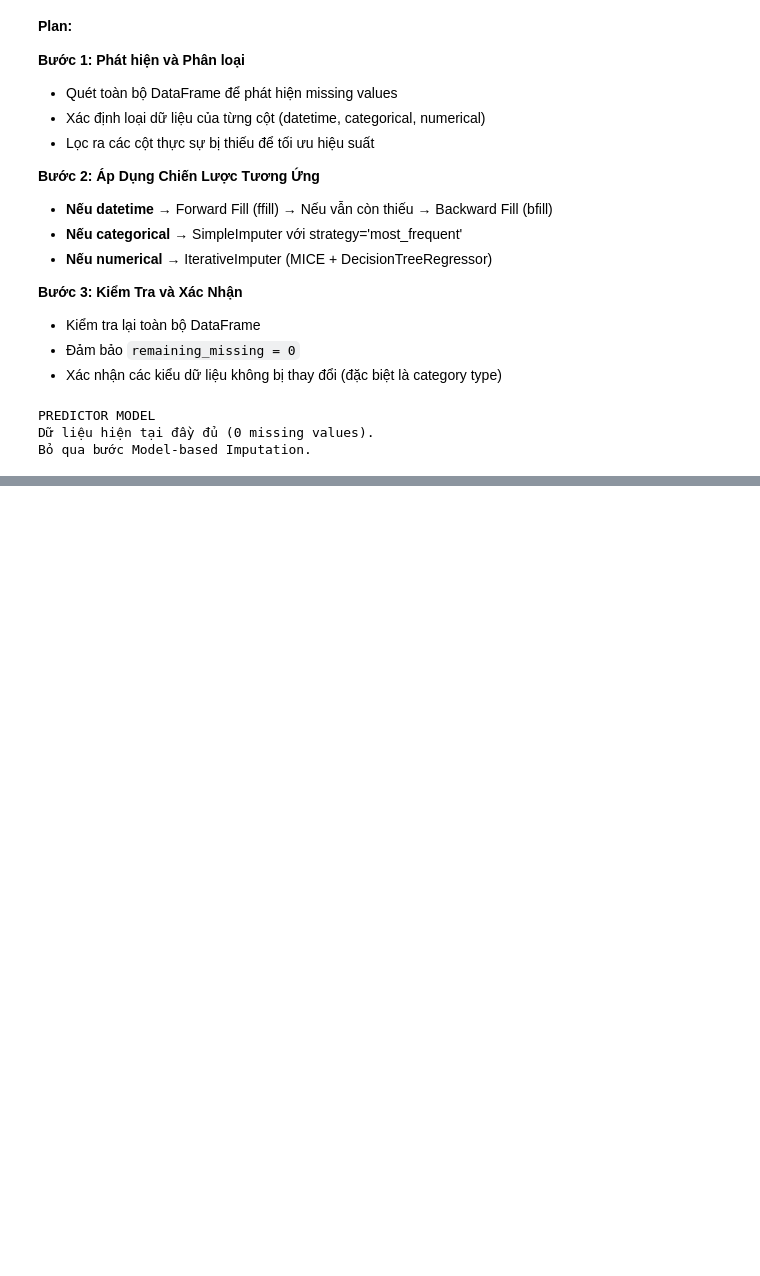
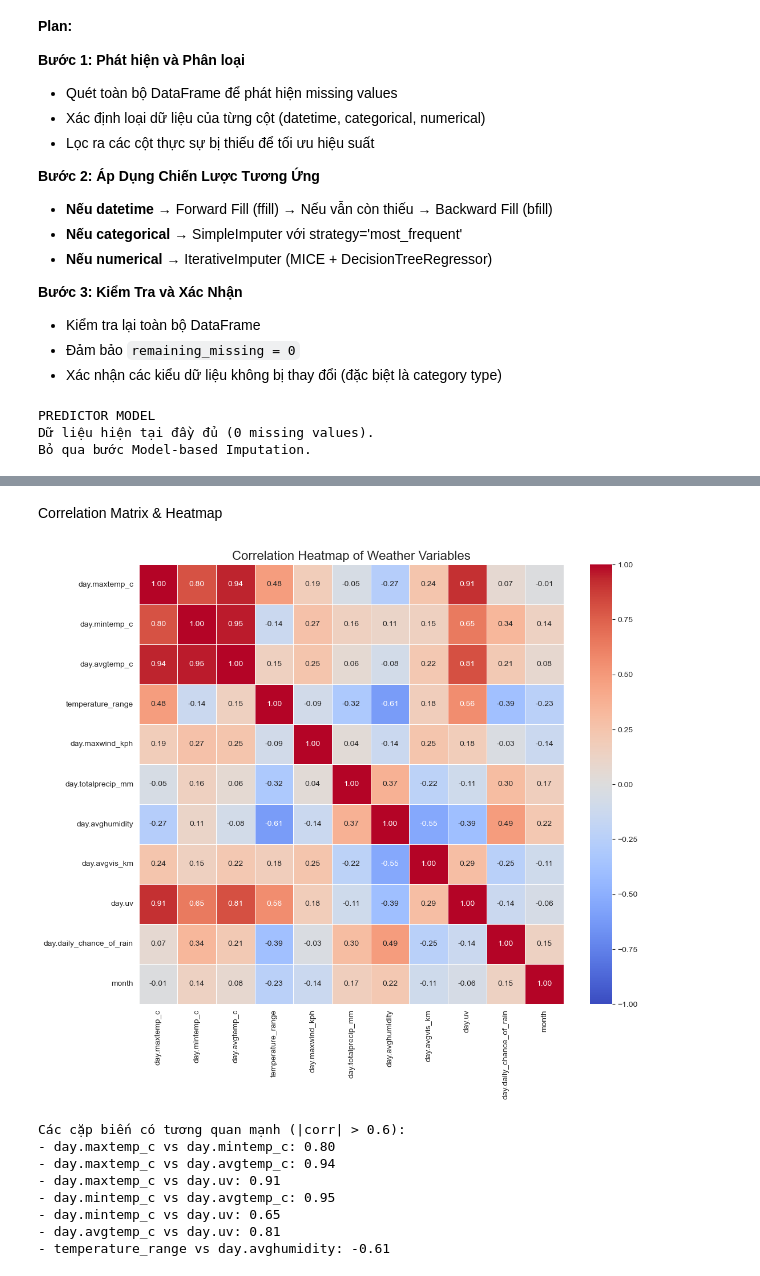
Before and after one commit to DucPhuc1/ProgrammingForDS, a Jupyter notebook: weatherVN.ipynb, the cells around one changed output, grey strips where cells are left out. Cells and saved outputs as stored; diff of their text form; code cells hidden in the pictures; blank space fills up the shorter version.

Commit message:
Code phần Relationships & Correlations

```diff
--- a/weatherVN.ipynb
+++ b/weatherVN.ipynb
@@ -1266,0 +1271,12 @@ Bỏ qua bước Model-based Imputation.
+# %%
+# Trích xuất tháng từ ngày
+df['month'] = df['date'].dt.month
+
+# Tính biên độ nhiệt trong ngày
+df['temperature_range'] = df['day.maxtemp_c'] - df['day.mintemp_c']
+
+# Chuyển đổi Boolean sang Int để tính toán tương quan (True=1, False=0)
+df['is_rainy'] = df['day.daily_will_it_rain'].astype(int)
+
+print("Đã tạo thêm các cột: 'month', 'temperature_range', 'is_rainy'")
+df.head()
@@ -1266,0 +1292,41 @@ Bỏ qua bước Model-based Imputation.
+# %% [markdown]
+Correlation Matrix & Heatmap
+# %%
+# Chọn các cột số quan trọng để tìm tương quan
+# Loại bỏ các cột ít ý nghĩa thống kê hoặc bị nhiễu
+corr_cols = [
+    'day.maxtemp_c', 'day.mintemp_c', 'day.avgtemp_c', 'temperature_range',
+    'day.maxwind_kph', 'day.totalprecip_mm',
+    'day.avghumidity', 'day.avgvis_km',
+    'day.uv', 'day.daily_chance_of_rain', 'month'
+]
+
+# Tính ma trận tương quan
+corr_matrix = df[corr_cols].corr()
+
+# Vẽ Heatmap
+plt.figure(figsize=(12, 10))
+sns.heatmap(corr_matrix, annot=True, fmt=".2f", cmap='coolwarm', vmin=-1, vmax=1, linewidths=0.5)
+plt.title('Correlation Heatmap of Weather Variables', fontsize=16)
+plt.show()
+
+# Identify Strongly Correlated Pairs
+# Tìm các cặp có hệ số tương quan cao (tuyệt đối > 0.6) để nhận xét
+print("Các cặp biến có tương quan mạnh (|corr| > 0.6):")
+strong_pairs = []
+for i in range(len(corr_matrix.columns)):
+    for j in range(i+1, len(corr_matrix.columns)):
+        if abs(corr_matrix.iloc[i, j]) > 0.6:
+            pair = f"{corr_matrix.columns[i]} vs {corr_matrix.columns[j]}"
+            score = corr_matrix.iloc[i, j]
+            print(f"- {pair}: {score:.2f}")
+# %% [output]
+[figure, added]
+Các cặp biến có tương quan mạnh (|corr| > 0.6):
+- day.maxtemp_c vs day.mintemp_c: 0.80
+- day.maxtemp_c vs day.avgtemp_c: 0.94
+- day.maxtemp_c vs day.uv: 0.91
+- day.mintemp_c vs day.avgtemp_c: 0.95
+- day.mintemp_c vs day.uv: 0.65
+- day.avgtemp_c vs day.uv: 0.81
+- temperature_range vs day.avghumidity: -0.61
```
Also changed, not shown: parts of 8 cells of this notebook.
